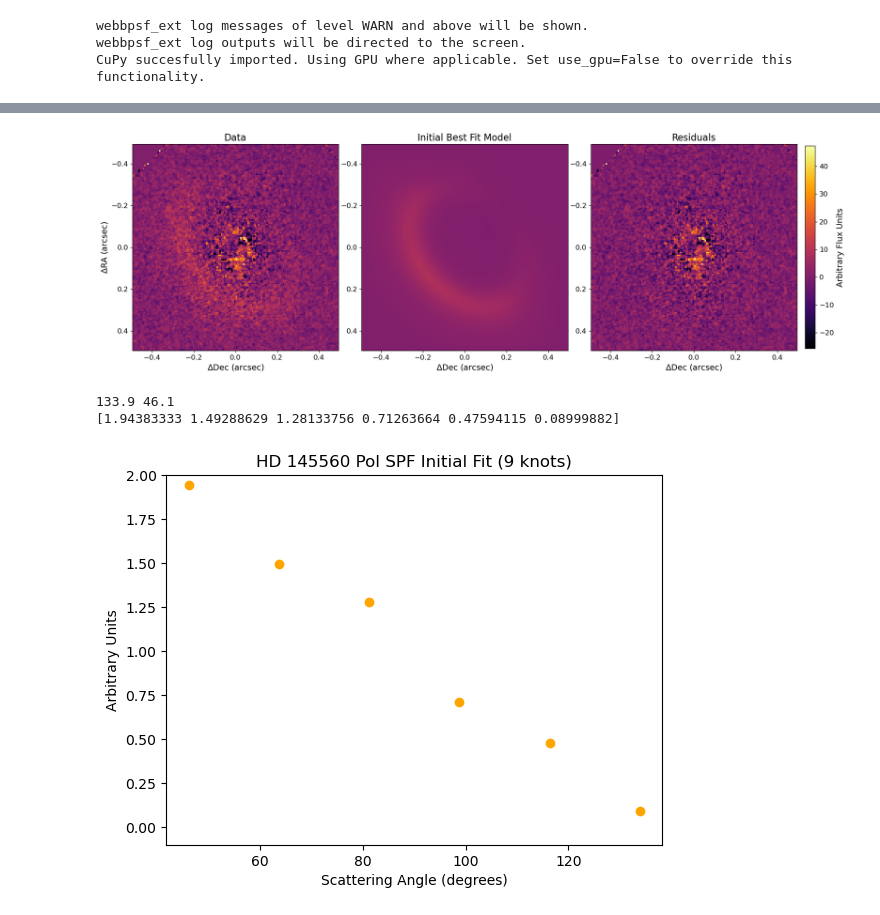
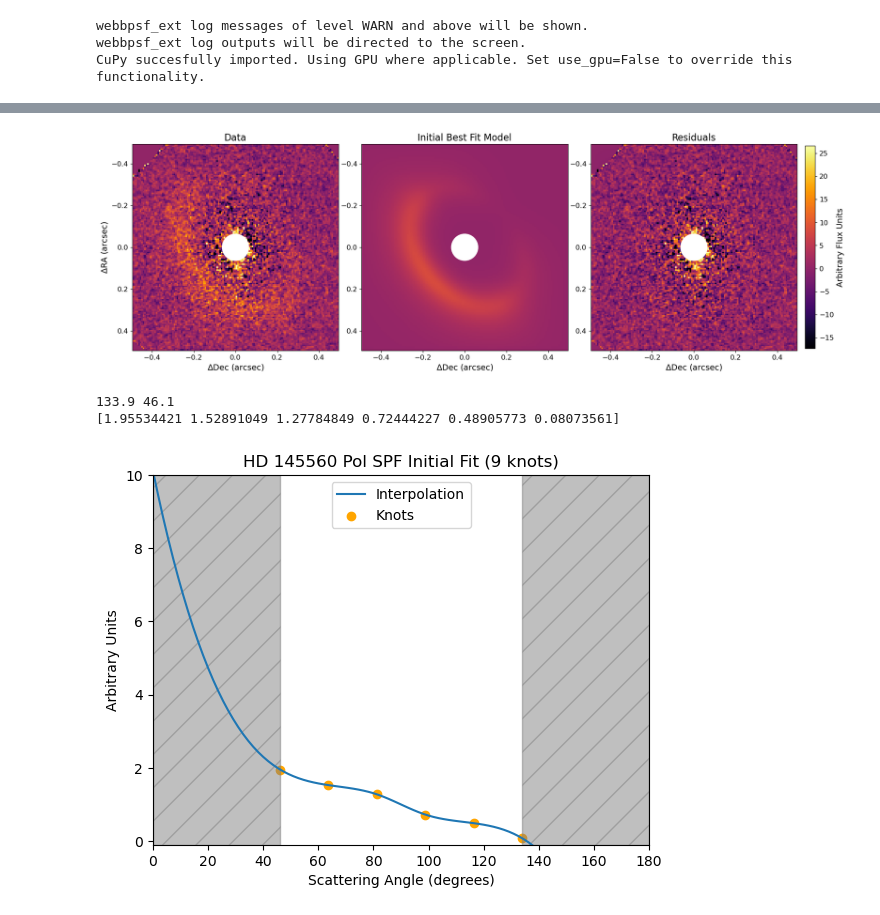
Before and after one commit to mihir-r-kondapalli/GRaTeR-JAX, a Jupyter notebook: HD145560_mcmc.ipynb, the cells around one changed output, grey strips where cells are left out. Drawn from its saved outputs; the diff is of its cells as text; code cells hidden in the pictures.

Commit message:
updated plotting

```diff
--- a/HD145560_mcmc.ipynb
+++ b/HD145560_mcmc.ipynb
@@ -65,14 +66,30 @@ disk_params['y_center'] = 70
 # %%
 opt = Optimizer(disk_params, spf_params, psf_params, misc_params,
                 ScatteredLightDisk, DustEllipticalDistribution2PowerLaws, InterpolatedUnivariateSpline_SPF, EMP_PSF)
+opt.name = disk_name
 fit_keys = ['alpha_in', 'alpha_out', 'sma', 'e', 'ksi0','gamma','beta','omega','inclination', 'position_angle', 'x_center', 'y_center', 'flux_scaling','knot_values']
 array_params = ['knot_values']
 logscaled_params = []
 opt.inc_bound_knots()
 opt.scale_initial_knots(target_image)
 
+##initial minimization
+
 soln = opt.scipy_optimize(fit_keys, logscaled_params, array_params, target_image, err_map, disp_soln=True,iters = 1000)
 opt.scale_spline_to_fixed_point(0, 1)
+opt.save_human_readable('../GPI_results')
+opt.save_machine_readable('../GPI_results')
+
+##bounded minimization
+
+bounds = ([0.01, -45,   0, 0,0.01, 0.01,-15,-20,   0, -20, 60,  60,    0, np.zeros(num_knots)],
+          [45, -0.01, 150, 1, 200,  200, 15,380, 180, 380, 90,  90,  5e6, 1e4*np.ones(num_knots)])
+
+soln = opt.scipy_bounded_optimize(fit_keys, bounds, logscaled_params, array_params, target_image, err_map, disp_soln=True,iters = 1000)
+opt.scale_spline_to_fixed_point(0, 1)
+opt.save_human_readable('../GPI_results')
+opt.save_machine_readable('../GPI_results')
+
 optimal_image = opt.model()
 optimal_ll = opt.log_likelihood(target_image,err_map)
 # %% [output]
@@ -105,8 +143,8 @@ Misc Params: {'distance': 120.44, 'pxInArcsec': 0.01414, 'nx': 140, 'ny': 140, '
 # %%
 fig, axes = plt.subplots(1,3, figsize=(20,10))
 mask = OptimizeUtils.get_mask(target_image)
-vmin = np.nanpercentile(target_image[mask], 1)
-vmax = np.nanpercentile(target_image[mask], 99)
+vmin = np.nanpercentile(target_image[mask], 5)
+vmax = np.nanpercentile(target_image[mask], 95)
 
 xmax=70
 extent = [-(xmax*14.1)/2000, (xmax*14.1)/2000, (xmax*14.1)/2000, -(xmax*14.1)/2000]
@@ -114,10 +152,15 @@ extent = [-(xmax*14.1)/2000, (xmax*14.1)/2000, (xmax*14.1)/2000, -(xmax*14.1)/20
 for ax in axes:
     ax.tick_params(axis='both', which='major', labelsize=12)
 
+mask_circle1 = plt.Circle((0,0), (9/2)*float(misc_params['pxInArcsec']), color='white')
+mask_circle2 = plt.Circle((0,0), (9/2)*float(misc_params['pxInArcsec']), color='white')
+mask_circle3 = plt.Circle((0,0), (9/2)*float(misc_params['pxInArcsec']), color='white')
+
 im = axes[0].imshow(target_image, origin='lower', cmap='inferno',extent=extent,vmin=vmin,vmax=vmax)
 axes[0].set_title("Data",fontsize=16)
 axes[0].set_ylabel('$\Delta$RA (arcsec)',fontsize=14)
 axes[0].set_xlabel('$\Delta$Dec (arcsec)',fontsize=14)
+axes[0].add_artist(mask_circle1)
 #plt.colorbar(im, ax=axes[0], shrink=0.5)
 im.set_clim(vmin, vmax)
 
@@ -126,6 +169,7 @@ axes[1].set_title("Initial Best Fit Model",fontsize=16)
 #plt.colorbar(im, ax=axes[1], shrink=0.5)
 im.set_clim(vmin, vmax)
 axes[1].set_xlabel('$\Delta$Dec (arcsec)',fontsize=14)
+axes[1].add_artist(mask_circle2)
 
 im = axes[2].imshow(target_image-optimal_image, origin='lower', cmap='inferno',extent=extent,vmin=vmin,vmax=10)
 axes[2].set_title("Residuals",fontsize=16)
@@ -135,33 +179,39 @@ plt.tight_layout()
 cb = plt.colorbar(im, ax=axes, shrink=0.5,pad=0.01)
 cb.set_label('Arbitrary Flux Units',fontsize=14)#,rotation=270)
 cb.ax.tick_params(labelsize=12)
-plt.savefig('../GPI_results/{}_init_fit.png'.format(name))
+axes[2].add_artist(mask_circle3)
+plt.savefig('../GPI_results/{}_scipyboundminimize_fit.png'.format(disk_name))
 # %% [output]
-[figure, old version]
+[figure, new version]
 # %%
 spf1 = opt.spf_params
 
 hi = np.rad2deg(np.arccos(spf1['low_bound']))
 lo = np.rad2deg(np.arccos(spf1['up_bound']))
 print(hi,lo)
 
 print(spf1['knot_values'])
 spf = spline_func.InterpolatedUnivariateSpline(np.linspace(lo,hi,num_knots),spf1['knot_values'])
 
 func = spf.__call__(np.linspace(0,180,100))
 
 import matplotlib.pyplot as plt
-#plt.plot(np.linspace(0,180,100),func)
-plt.scatter(np.linspace(lo,hi,num_knots),spf1['knot_values'],color='orange')
+plt.plot(np.linspace(0,180,100),func,label='Interpolation')
+plt.scatter(np.linspace(lo,hi,num_knots),spf1['knot_values'],color='orange',label='Knots')
+ax = plt.gca()
+ax.axvspan(hi,180,alpha=0.5,color='grey',hatch='/')
+ax.axvspan(0,lo,alpha=0.5,color='grey',hatch='/')
 
 ###CHANGE NAMES
-plt.title('HD 145560 Pol SPF Initial Fit (9 knots)')
+plt.title('{} Pol SPF Initial Fit ({} knots)'.format(disk_name, num_knots))
 plt.xlabel('Scattering Angle (degrees)')
 plt.ylabel('Arbitrary Units')
-plt.ylim(-0.1,2)
-plt.savefig('../GPI_results/best_fits/hd145560_pol_spf_init.png',bbox_inches='tight')
+plt.legend()
+plt.xlim(0,180)
+plt.ylim(-0.1,10)
+plt.savefig('../GPI_results/best_fits/{}_scipyboundminimize_pol_spf.png'.format(disk_name),bbox_inches='tight')
 # %% [output]
 133.9 46.1
-[1.94383333 1.49288629 1.28133756 0.71263664 0.47594115 0.08999882]
+[1.95534421 1.52891049 1.27784849 0.72444227 0.48905773 0.08073561]
-[figure, old version]
+[figure, new version]
 # %%
```
Also changed, not shown: parts of 15 cells of this notebook, 2 other files.
